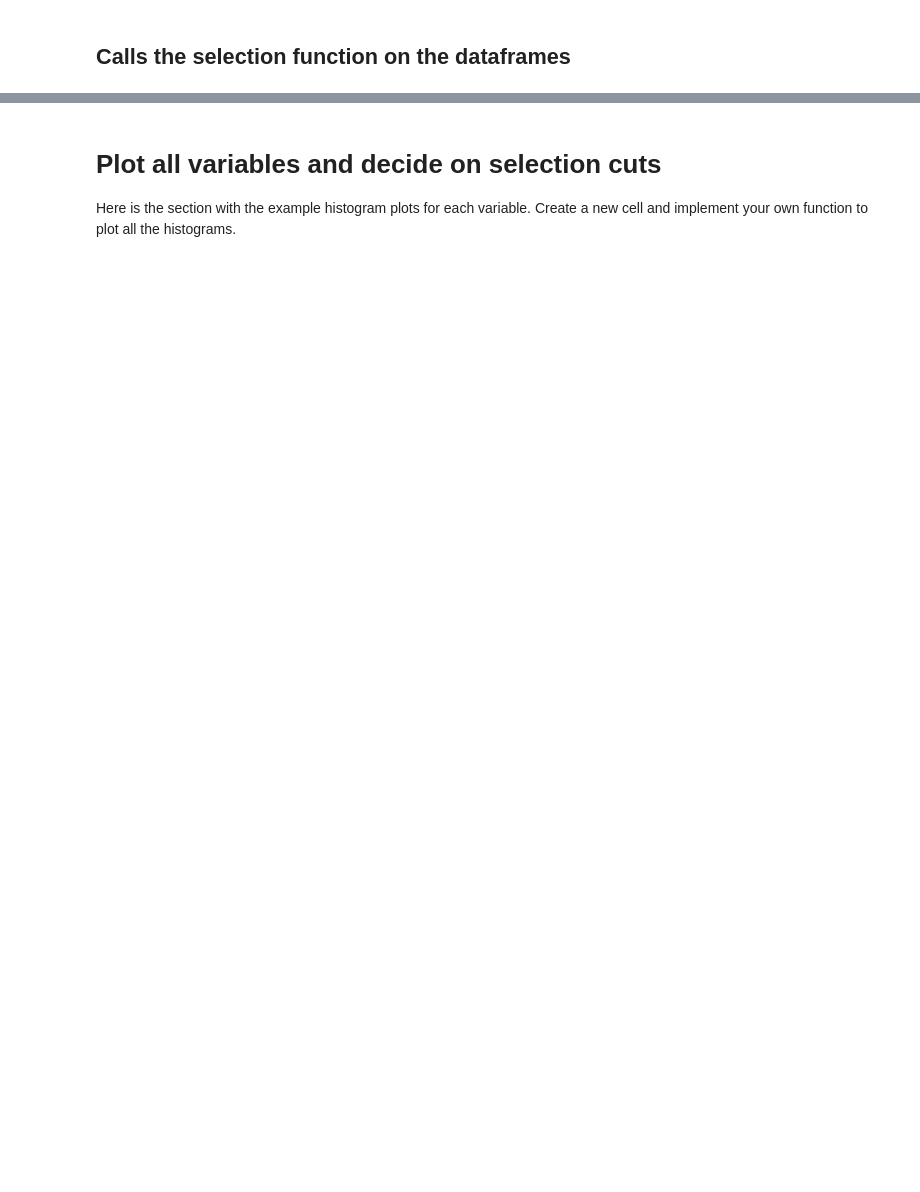
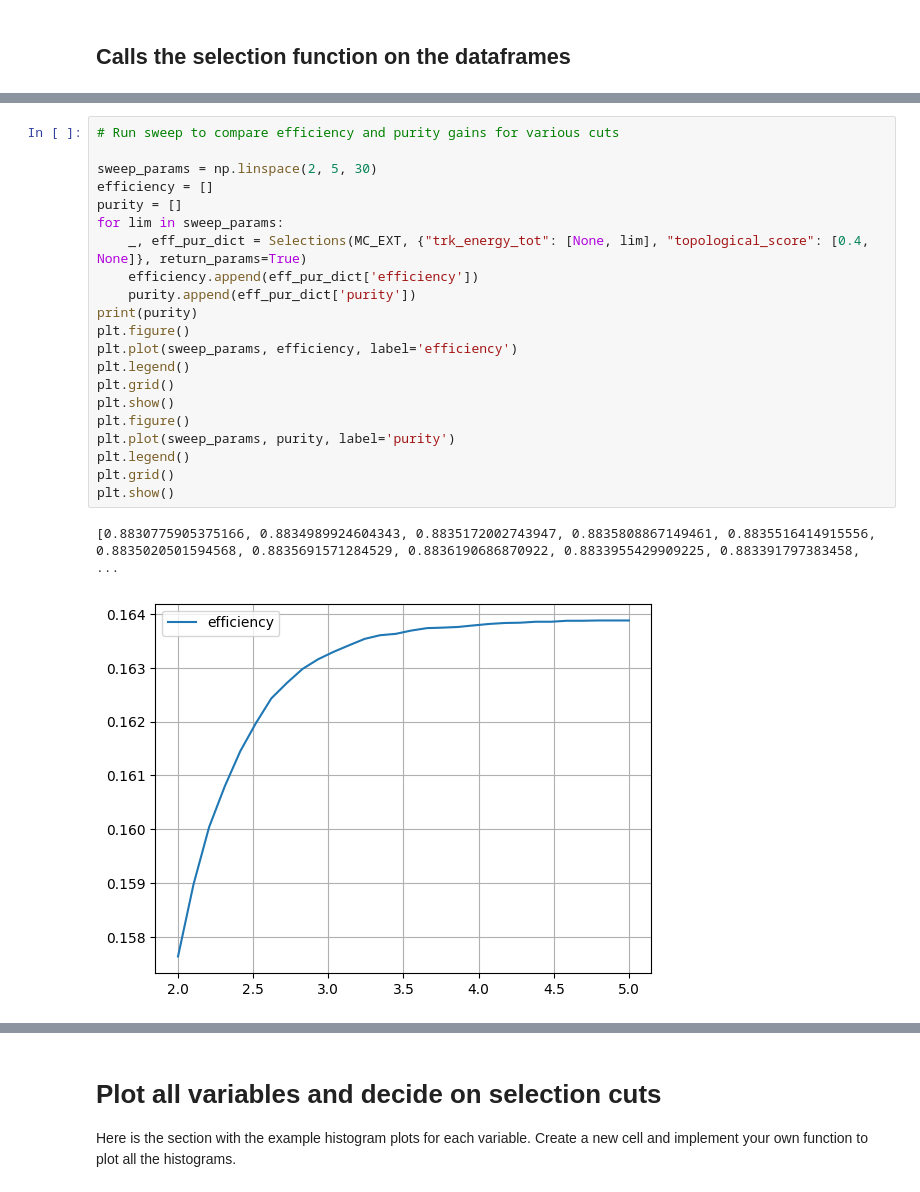
Before and after one commit to fredrikshaw/UOMLabs, a Jupyter notebook: MainAnalysis_template.ipynb, the cells around one changed output, grey strips where cells are left out. Cells and saved outputs as stored; diff of their text form; blank space fills up the shorter version.

```diff
--- a/MainAnalysis_template.ipynb
+++ b/MainAnalysis_template.ipynb
@@ -377,0 +423,24 @@ data_frame = Selections(data)
+# %%
+# Run sweep to compare efficiency and purity gains for various cuts
+
+sweep_params = np.linspace(2, 5, 30)
+efficiency = []
+purity = []
+for lim in sweep_params:
+    _, eff_pur_dict = Selections(MC_EXT, {"trk_energy_tot": [None, lim], "topological_score": [0.4, None]}, return_params=True)
+    efficiency.append(eff_pur_dict['efficiency'])
+    purity.append(eff_pur_dict['purity'])
+print(purity)
+plt.figure()
+plt.plot(sweep_params, efficiency, label='efficiency')
+plt.legend()
+plt.grid()
+plt.show()
+plt.figure()
+plt.plot(sweep_params, purity, label='purity')
+plt.legend()
+plt.grid()
+plt.show()
+# %% [output]
+[0.8830775905375166, 0.8834989924604343, 0.8835172002743947, 0.8835808867149461, 0.8835516414915556, 0.8835020501594568, 0.8835691571284529, 0.8836190686870922, 0.8833955429909225, 0.883391797383458,  ...
+[figure, added]
```
Also changed, not shown: parts of 21 cells of this notebook, 1 other file.
